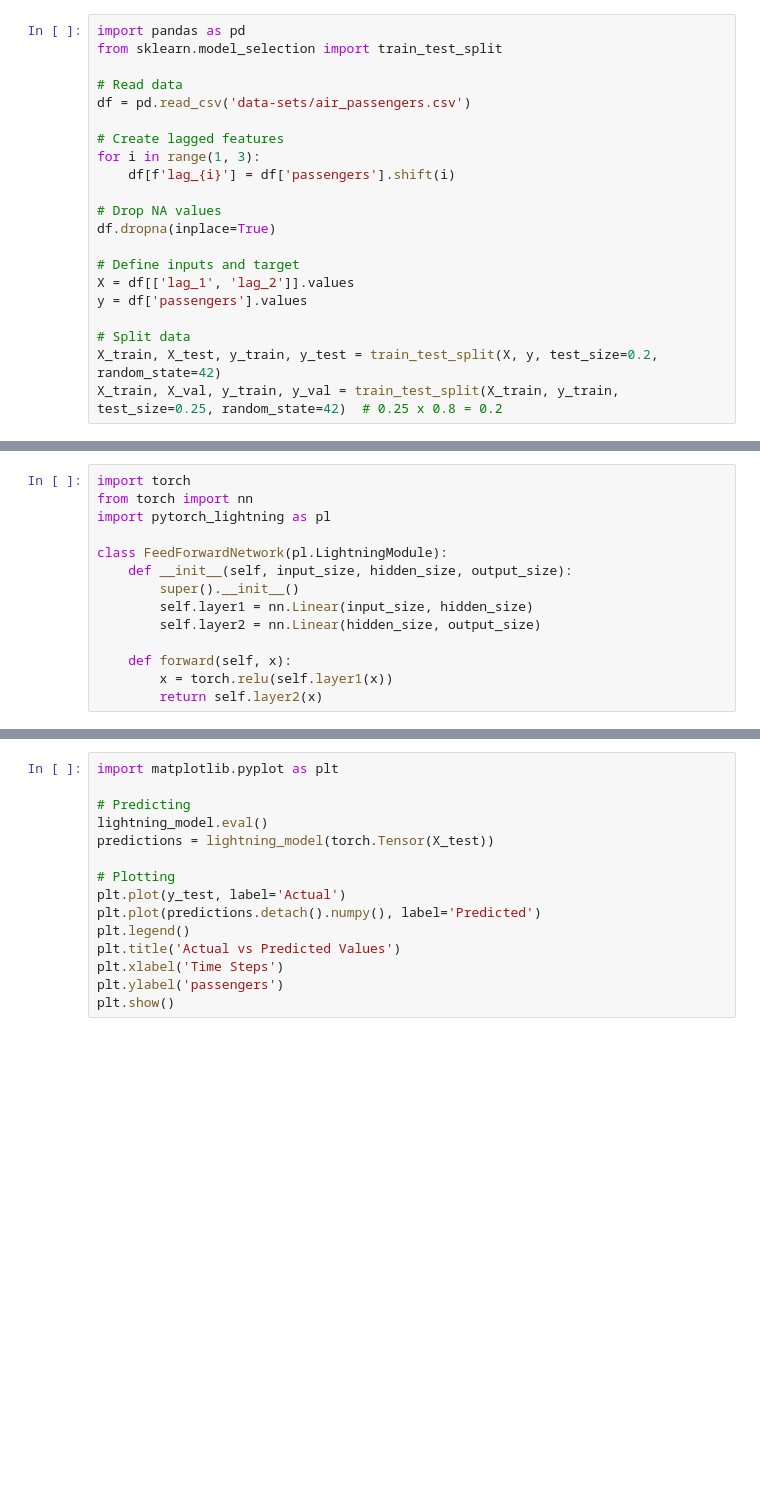
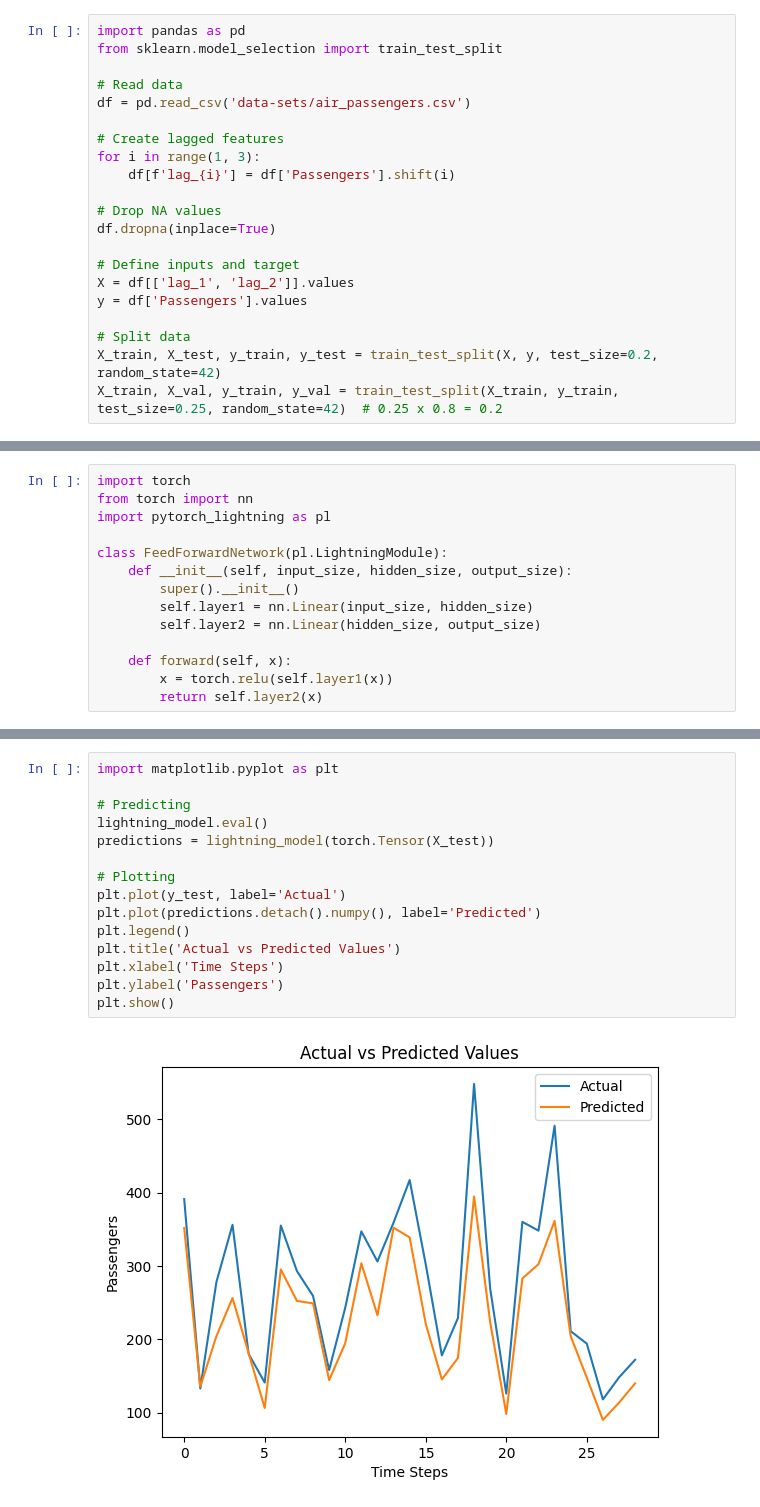
Before and after one commit to keremerciyes/Price-Prediction-With-Machine-Learning, a Jupyter notebook: mlp.ipynb, the cells around one changed output, grey strips where cells are left out. Drawn from its saved outputs; the diff is of its cells as text; blank space fills up the shorter version.

```diff
--- a/mlp.ipynb
+++ b/mlp.ipynb
@@ -7,14 +7,14 @@ df = pd.read_csv('data-sets/air_passengers.csv')
 
 # Create lagged features
 for i in range(1, 3):
-    df[f'lag_{i}'] = df['passengers'].shift(i)
+    df[f'lag_{i}'] = df['Passengers'].shift(i)
 
 # Drop NA values
 df.dropna(inplace=True)
 
 # Define inputs and target
 X = df[['lag_1', 'lag_2']].values
-y = df['passengers'].values
+y = df['Passengers'].values
 
 # Split data
 X_train, X_test, y_train, y_test = train_test_split(X, y, test_size=0.2, random_state=42)
@@ -75,15 +89,17 @@ trainer.fit(lightning_model, train_loader, val_loader)
 # %%
 import matplotlib.pyplot as plt
 
 # Predicting
 lightning_model.eval()
 predictions = lightning_model(torch.Tensor(X_test))
 
 # Plotting
 plt.plot(y_test, label='Actual')
 plt.plot(predictions.detach().numpy(), label='Predicted')
 plt.legend()
 plt.title('Actual vs Predicted Values')
 plt.xlabel('Time Steps')
-plt.ylabel('passengers')
+plt.ylabel('Passengers')
 plt.show()
+# %% [output]
+[figure, added]
```
Also changed, not shown: parts of 2 cells of this notebook.
